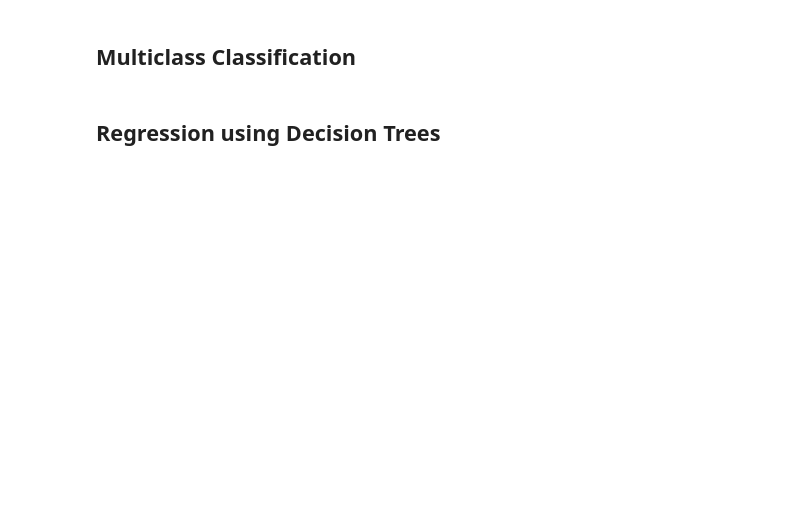
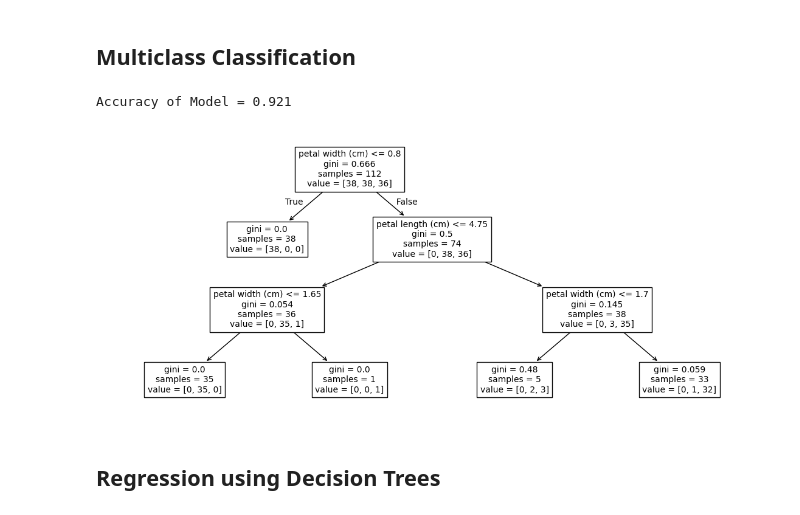
Before and after one commit to Beat27/DAC-Curriculum, a Jupyter notebook: DAC-006_Machine_Learning/DAC-006-Intro_to_ML_Session_2_Student.ipynb, the cells around one changed output. Cells and saved outputs as stored; diff of their text form; code cells hidden in the pictures; blank space fills up the shorter version.

```diff
--- a/DAC-006_Machine_Learning/DAC-006-Intro_to_ML_Session_2_Student.ipynb
+++ b/DAC-006_Machine_Learning/DAC-006-Intro_to_ML_Session_2_Student.ipynb
@@ -379,30 +414,33 @@ where $R(T)$ is the misclassification rate of a tree T, $\alpha$ the regularizat
 ## Multiclass Classification
 # %%
 # Load in our dataset
-# iris = load_iris(as_frame=True)
-# x = iris.data
-# y = iris.target
+iris = load_iris(as_frame=True)
+x = iris.data
+y = iris.target
 
-# # Generate training and test data
-# x_train, x_test, y_train, y_test = train_test_split(x, y)
+# Generate training and test data
+x_train, x_test, y_train, y_test = train_test_split(x, y)
 # %%
 # Initialize the DecisionTreeClassifier
-# model = DecisionTreeClassifier(max_depth=3)
-# model.fit(x_train, y_train)
+model = DecisionTreeClassifier(max_depth=3)
+model.fit(x_train, y_train)
 
-# # Estimate the class of validation date.
-# y_pred = model.predict(x_test)
+# Estimate the class of validation date.
+y_pred = model.predict(x_test)
 
-# # Measure the accuracy for validation data
-# accuracy = (y_test == y_pred).mean()
-# print('Accuracy of Model = {:.3f}'.format(accuracy))
+# Measure the accuracy for validation data
+accuracy = (y_test == y_pred).mean()
+print('Accuracy of Model = {:.3f}'.format(accuracy))
 
-# # Visualize the tree
-# # plt.figure(figsize=(20,10))
-# feat_names = x.columns.tolist()
-# plt.figure(figsize=(14,6))
-# tree.plot_tree(model, feature_names = feat_names, fontsize=10)
-# plt.show()
+# Visualize the tree
+# plt.figure(figsize=(20,10))
+feat_names = x.columns.tolist()
+plt.figure(figsize=(14,6))
+tree.plot_tree(model, feature_names = feat_names, fontsize=10)
+plt.show()
+# %% [output]
+Accuracy of Model = 0.921
+[figure, added]
 # %% [markdown]
 ## Regression using Decision Trees
 # %%
```
Also changed, not shown: parts of 13 cells of this notebook, 3 other files.
